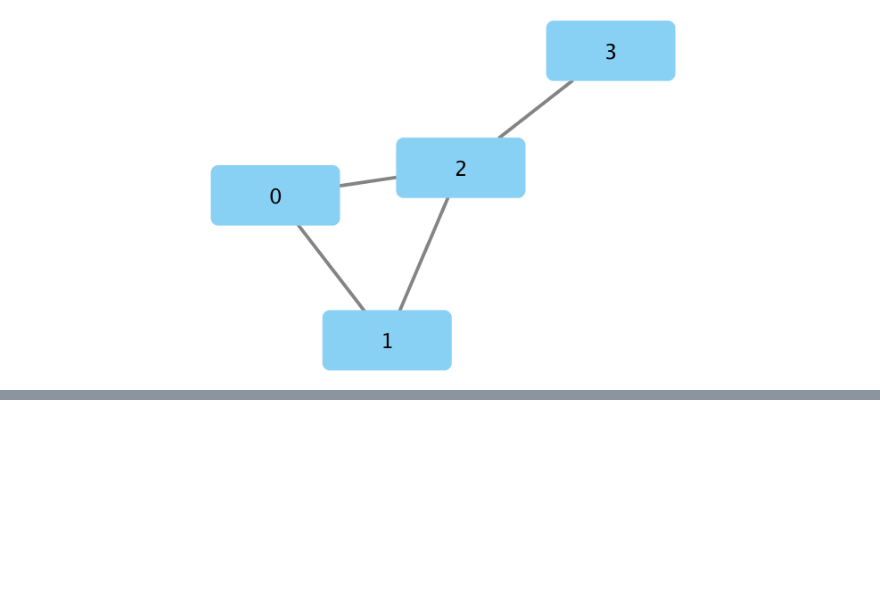
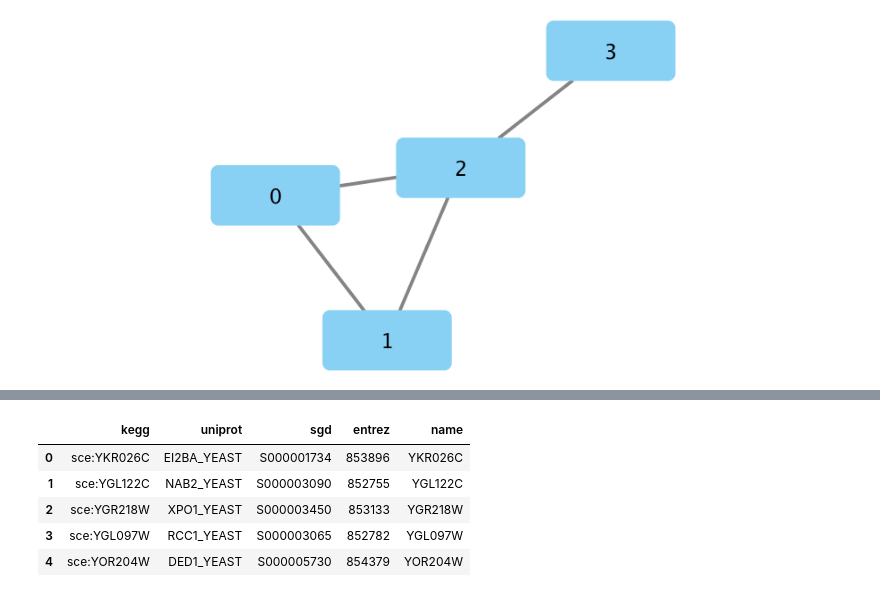
Before and after one commit to idekerlab/cyrest-examples, a Jupyter notebook: notebooks/cookbook/Python-cookbook/Import.ipynb, the cells around one changed output, grey strips where cells are left out. Drawn from its saved outputs; the diff is of its cells as text; code cells hidden in the pictures; blank space fills up the shorter version.

```diff
--- a/notebooks/cookbook/Python-cookbook/Input.ipynb
+++ b/notebooks/cookbook/Python-cookbook/Import.ipynb
@@ -232,0 +283,8 @@ Image(net1.get_png(height=400))
+# %%
+# From KEGG ID to UniprotKB ID
+query1 = ' '.join(network_node_table['name'].map(lambda gene_id: 'sce:' + gene_id).values)
+id_map_kegg2uniprot = uniprot_id_mapping_service(query1, from_id='KEGG_ID', to_id='ID')
+id_map_kegg2uniprot.columns = ['kegg', 'uniprot']
+
+# Show it
+id_map_kegg2uniprot.head()
@@ -232,0 +342,13 @@ Image(net1.get_png(height=400))
+# %%
+# Add key column by removing prefix
+merged['name'] = merged['kegg'].map(lambda kegg_id : kegg_id[4:])
+
+# Show it
+merged.head()
+# %% [output]
+|  | kegg | uniprot | sgd | entrez | name |
+| 0 | sce:YKR026C | EI2BA_YEAST | S000001734 | 853896 | YKR026C |
+| 1 | sce:YGL122C | NAB2_YEAST | S000003090 | 852755 | YGL122C |
+| 2 | sce:YGR218W | XPO1_YEAST | S000003450 | 853133 | YGR218W |
+| 3 | sce:YGL097W | RCC1_YEAST | S000003065 | 852782 | YGL097W |
+| 4 | sce:YOR204W | DED1_YEAST | S000005730 | 854379 | YOR204W |
```
Also changed, not shown: parts of 14 cells of this notebook, 2 other files.
